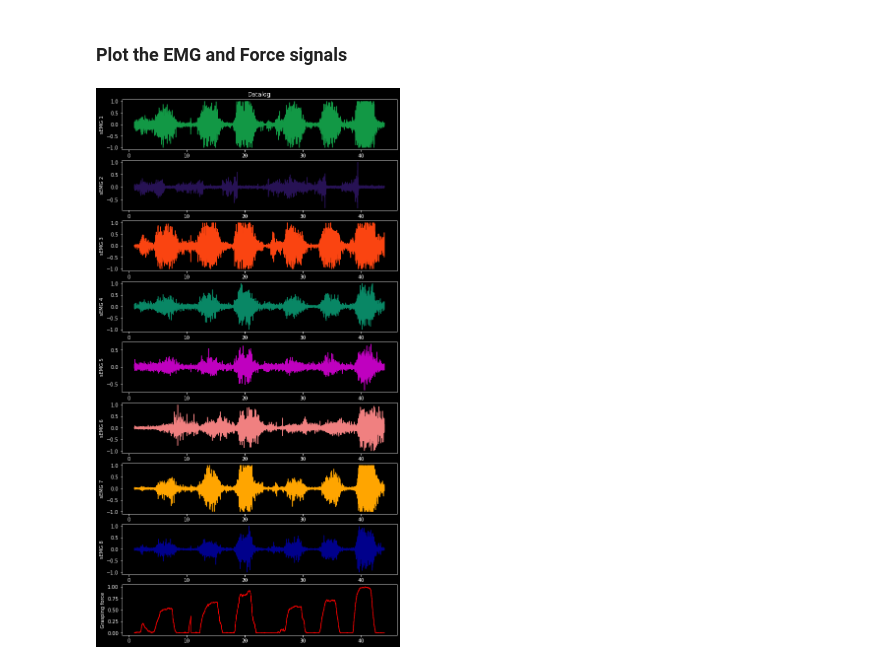
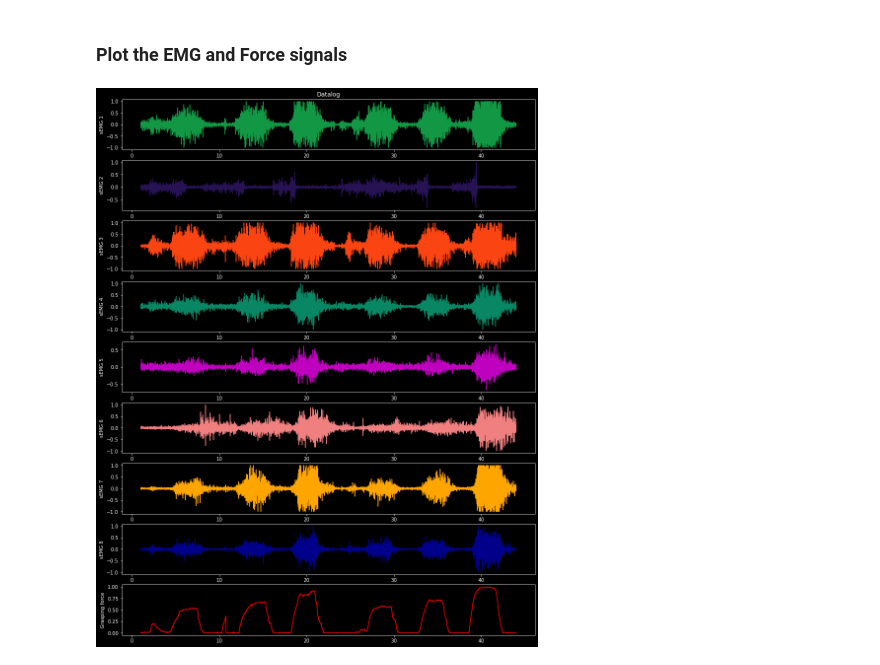
Before and after one commit to brunoodutra/My_Thesis, a Jupyter notebook: EMG_Data_and_Force_signals/Open_emg_and_data_force.ipynb, the cells around one changed output. Saved outputs shown, nothing was run; the diff lists cells and outputs as text; code cells hidden in the pictures.

```diff
--- a/EMG_Data_and_Force_signals/Open_emg_and_data_force.ipynb
+++ b/EMG_Data_and_Force_signals/Open_emg_and_data_force.ipynb
@@ -51,37 +51,37 @@ t  =np.linspace(1, Ts*nit-Ts, nit)
 # %%
 plt.style.use('dark_background')
 
-fig, axs = plt.subplots(9, 1, figsize=(10, 20))
+fig, axs = plt.subplots(9, 1, figsize=(15, 20))
 
 axs[0].set_title('Datalog')
 axs[0].plot(t, u1, '#129845')
 axs[0].set_ylabel('sEMG 1')
 axs[0].set_xlabel('Time(s)')
 
 axs[1].plot(t, u2, '#271254')
 axs[1].set_ylabel('sEMG 2')
 
 axs[2].plot(t, u3, '#FA4411')
 axs[2].set_ylabel('sEMG 3')
 
 axs[3].plot(t, u4, '#098765')
 axs[3].set_ylabel('sEMG 4')
 
 axs[4].plot(t, u5, 'm')
 axs[4].set_ylabel('sEMG 5')
 
 axs[5].plot(t, u6, 'lightcoral')
 axs[5].set_ylabel('sEMG 6')
 
 axs[6].plot(t, u7, 'orange')
 axs[6].set_ylabel('sEMG 7')
 
 axs[7].plot(t, u8, 'darkblue')
 axs[7].set_ylabel('sEMG 8')
 
 axs[8].plot(t, y, 'red')
 axs[8].set_ylabel('Grasping force')
 
 plt.show()
 # %% [output]
-[figure, old version]
+[figure, new version]
```
